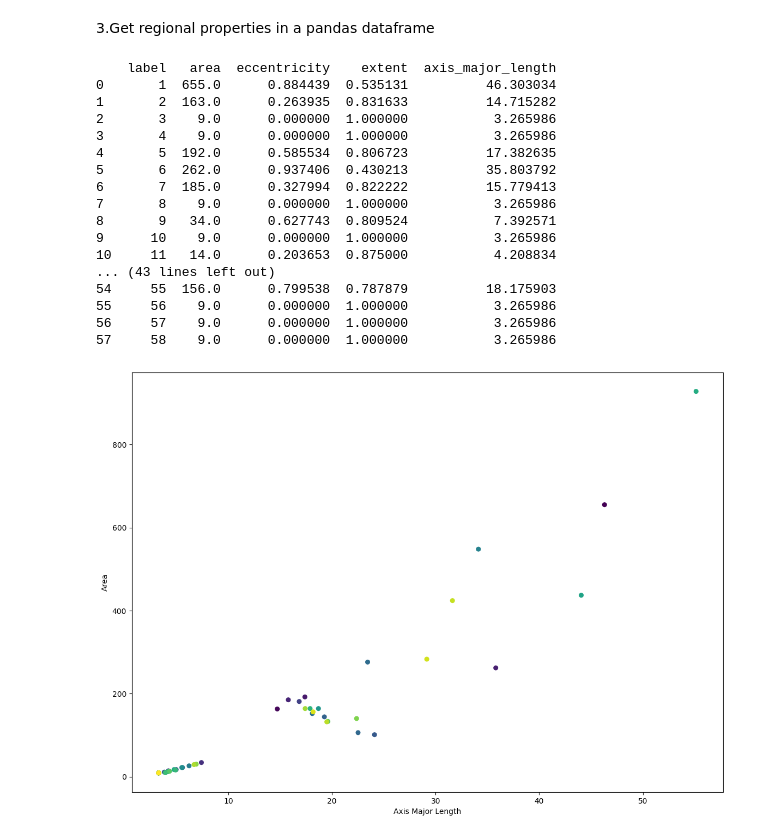
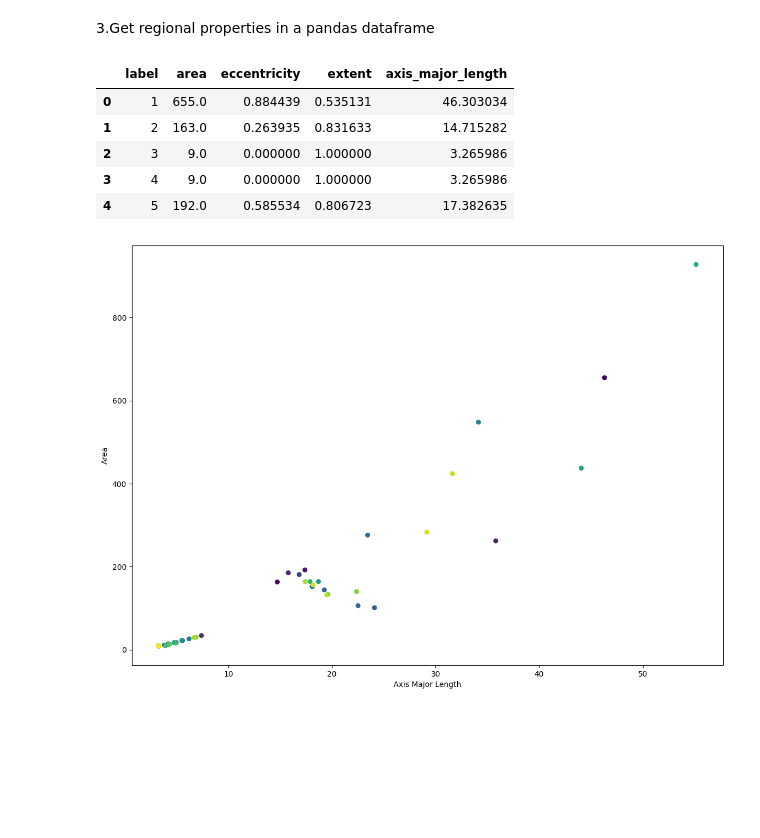
Before and after one commit to KleaKalliri/Computer-Vision, a Jupyter notebook: Exercise_4.ipynb, the cells around one changed output. Cells and saved outputs as stored; diff of their text form; code cells hidden in the pictures; blank space fills up the shorter version.

```diff
--- a/Exercise_4.ipynb
+++ b/Exercise_4.ipynb
@@ -60,45 +60,43 @@ plt.show()
 # %%
 from skimage.measure import regionprops
 import numpy as np
 
-props = regionprops(label_image)
+# props = regionprops(label_image)
+
+# import pandas as pd
+
+# columns = ["label", "area", "eccentricity", "extent", "axis_major_length"]
+
+
+# data = []
+# for region in props:
+#     data.append({
+#         "label": region.label,
+#         "area": region.area,
+#         "eccentricity": region.eccentricity,
+#         "extent": region.extent,
+#         "axis_major_length": region.axis_major_length
+#     })
+
+# df = pd.DataFrame(data, columns=columns)
+
+# print(df)
+
 
 import pandas as pd
+from skimage import measure
 
-columns = ["label", "area", "eccentricity", "extent", "axis_major_length"]
+props = measure.regionprops_table(label_image,properties=['label','area','eccentricity','extent','axis_major_length'])
 
-
-data = []
-for region in props:
-    data.append({
-        "label": region.label,
-        "area": region.area,
-        "eccentricity": region.eccentricity,
-        "extent": region.extent,
-        "axis_major_length": region.axis_major_length
-    })
-
-df = pd.DataFrame(data, columns=columns)
-
-print(df)
+df = pd.DataFrame(props)
+df.head()
 # %% [output]
-    label   area  eccentricity    extent  axis_major_length
-0       1  655.0      0.884439  0.535131          46.303034
-1       2  163.0      0.263935  0.831633          14.715282
-2       3    9.0      0.000000  1.000000           3.265986
-3       4    9.0      0.000000  1.000000           3.265986
-4       5  192.0      0.585534  0.806723          17.382635
-5       6  262.0      0.937406  0.430213          35.803792
-6       7  185.0      0.327994  0.822222          15.779413
-7       8    9.0      0.000000  1.000000           3.265986
-8       9   34.0      0.627743  0.809524           7.392571
-9      10    9.0      0.000000  1.000000           3.265986
-10     11   14.0      0.203653  0.875000           4.208834
-... (43 lines left out)
-54     55  156.0      0.799538  0.787879          18.175903
-55     56    9.0      0.000000  1.000000           3.265986
-56     57    9.0      0.000000  1.000000           3.265986
-57     58    9.0      0.000000  1.000000           3.265986
+|  | label | area | eccentricity | extent | axis_major_length |
+| 0 | 1 | 655.0 | 0.884439 | 0.535131 | 46.303034 |
+| 1 | 2 | 163.0 | 0.263935 | 0.831633 | 14.715282 |
+| 2 | 3 | 9.0 | 0.000000 | 1.000000 | 3.265986 |
+| 3 | 4 | 9.0 | 0.000000 | 1.000000 | 3.265986 |
+| 4 | 5 | 192.0 | 0.585534 | 0.806723 | 17.382635 |
 # %%
 import pandas as pd
 import matplotlib.pyplot as plt
```
Also changed, not shown: parts of 1 cell of this notebook.
